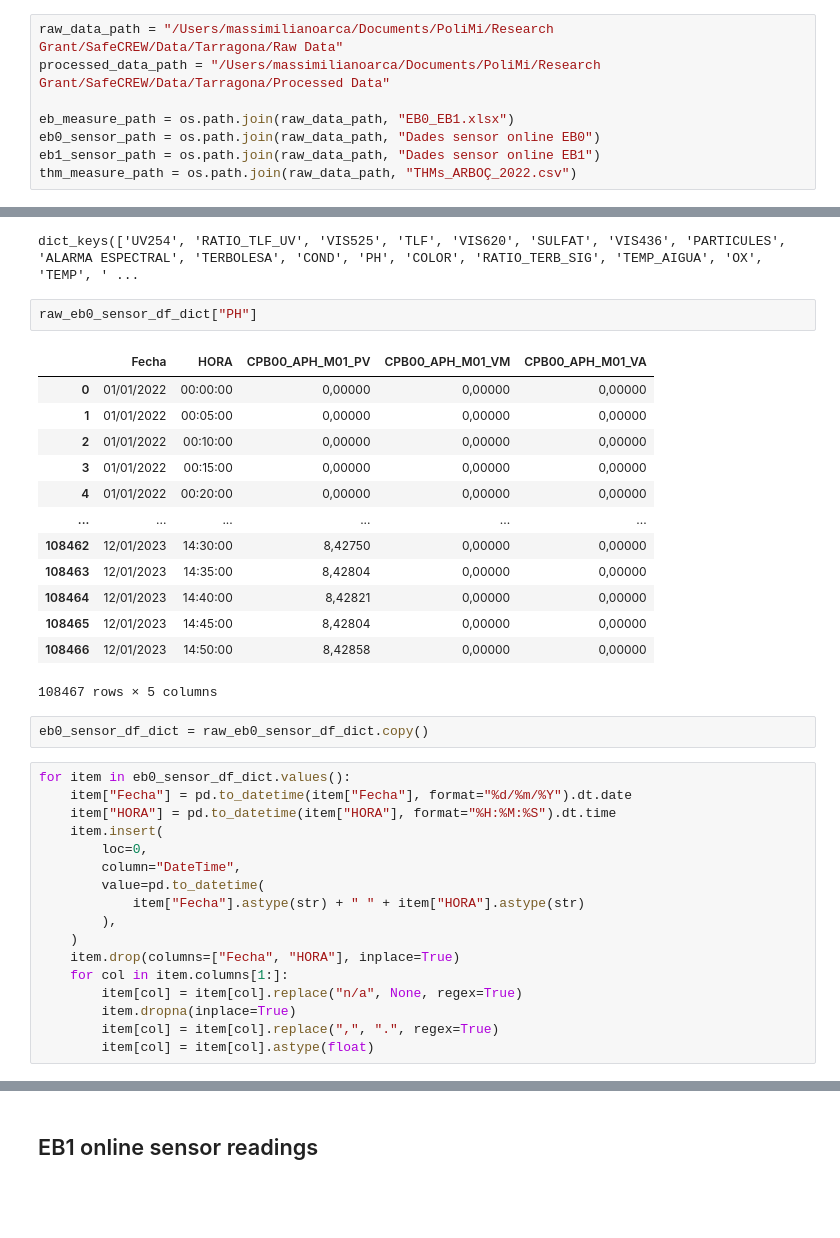
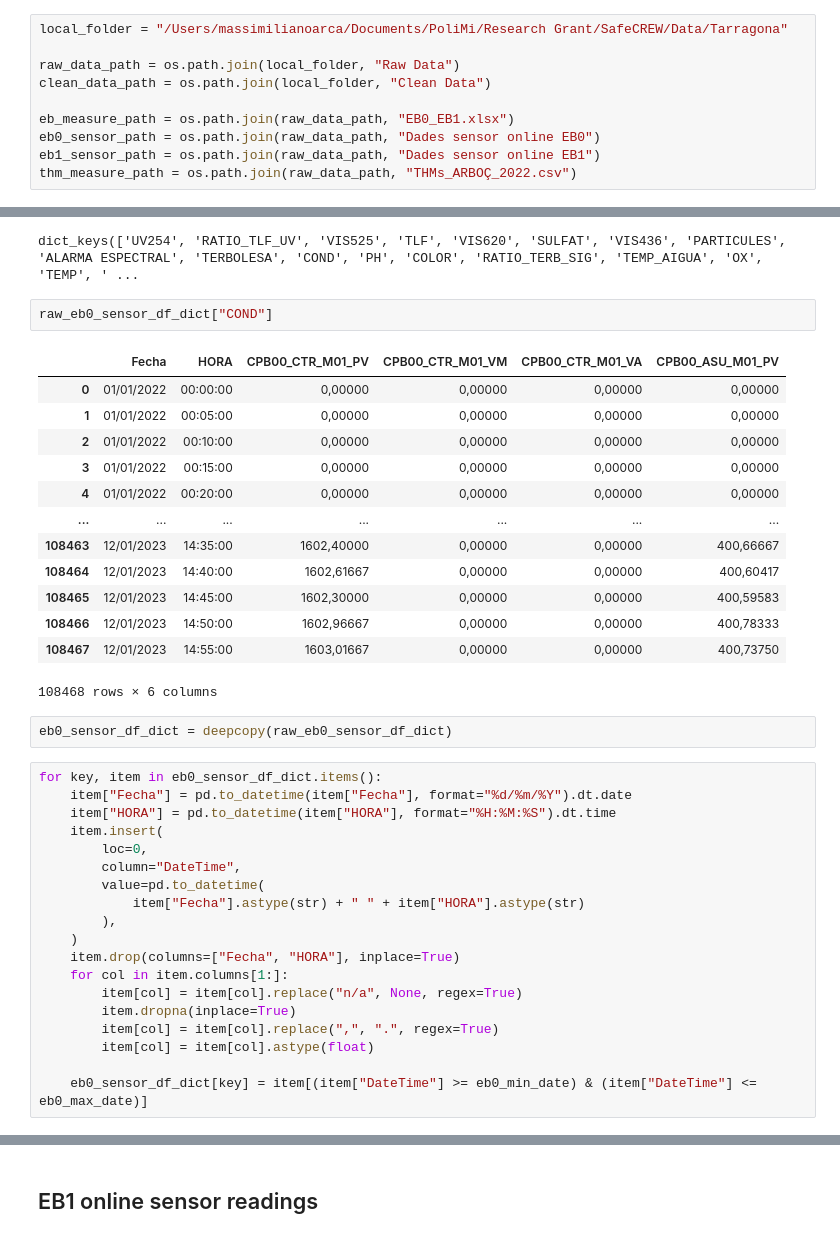
Before and after one commit to MassimilianoArca/SafeCREW, a Jupyter notebook: safecrew/tarragona/data_preprocessing/lab_sensor.ipynb, the cells around one changed output, grey strips where cells are left out. Cells and saved outputs as stored; diff of their text form; blank space fills up the shorter version.

Commit message:
tarragona data preprocessing refactor + analysis wip

```diff
--- a/safecrew/tarragona/data_preprocessing/lab_sensor.ipynb
+++ b/safecrew/tarragona/data_preprocessing/lab_sensor.ipynb
@@ -5,8 +5,10 @@ import pandas as pd
 
 from copy import deepcopy
 # %%
-raw_data_path = "/Users/massimilianoarca/Documents/PoliMi/Research Grant/SafeCREW/Data/Tarragona/Raw Data"
-processed_data_path = "/Users/massimilianoarca/Documents/PoliMi/Research Grant/SafeCREW/Data/Tarragona/Processed Data"
+local_folder = "/Users/massimilianoarca/Documents/PoliMi/Research Grant/SafeCREW/Data/Tarragona"
+
+raw_data_path = os.path.join(local_folder, "Raw Data")
+clean_data_path = os.path.join(local_folder, "Clean Data")
 
 eb_measure_path = os.path.join(raw_data_path, "EB0_EB1.xlsx")
 eb0_sensor_path = os.path.join(raw_data_path, "Dades sensor online EB0")
@@ -496,25 +626,25 @@ raw_eb0_sensor_df_dict.keys()
 # %% [output]
 dict_keys(['UV254', 'RATIO_TLF_UV', 'VIS525', 'TLF', 'VIS620', 'SULFAT', 'VIS436', 'PARTICULES', 'ALARMA ESPECTRAL', 'TERBOLESA', 'COND', 'PH', 'COLOR', 'RATIO_TERB_SIG', 'TEMP_AIGUA', 'OX', 'TEMP', ' ...
 # %%
-raw_eb0_sensor_df_dict["PH"]
+raw_eb0_sensor_df_dict["COND"]
 # %% [output]
-|  | Fecha | HORA | CPB00_APH_M01_PV | CPB00_APH_M01_VM | CPB00_APH_M01_VA |
-| 0 | 01/01/2022 | 00:00:00 | 0,00000 | 0,00000 | 0,00000 |
-| 1 | 01/01/2022 | 00:05:00 | 0,00000 | 0,00000 | 0,00000 |
-| 2 | 01/01/2022 | 00:10:00 | 0,00000 | 0,00000 | 0,00000 |
-| 3 | 01/01/2022 | 00:15:00 | 0,00000 | 0,00000 | 0,00000 |
-| 4 | 01/01/2022 | 00:20:00 | 0,00000 | 0,00000 | 0,00000 |
-| ... | ... | ... | ... | ... | ... |
-| 108462 | 12/01/2023 | 14:30:00 | 8,42750 | 0,00000 | 0,00000 |
-| 108463 | 12/01/2023 | 14:35:00 | 8,42804 | 0,00000 | 0,00000 |
-| 108464 | 12/01/2023 | 14:40:00 | 8,42821 | 0,00000 | 0,00000 |
-| 108465 | 12/01/2023 | 14:45:00 | 8,42804 | 0,00000 | 0,00000 |
-| 108466 | 12/01/2023 | 14:50:00 | 8,42858 | 0,00000 | 0,00000 |
+|  | Fecha | HORA | CPB00_CTR_M01_PV | CPB00_CTR_M01_VM | CPB00_CTR_M01_VA | CPB00_ASU_M01_PV |
+| 0 | 01/01/2022 | 00:00:00 | 0,00000 | 0,00000 | 0,00000 | 0,00000 |
+| 1 | 01/01/2022 | 00:05:00 | 0,00000 | 0,00000 | 0,00000 | 0,00000 |
+| 2 | 01/01/2022 | 00:10:00 | 0,00000 | 0,00000 | 0,00000 | 0,00000 |
+| 3 | 01/01/2022 | 00:15:00 | 0,00000 | 0,00000 | 0,00000 | 0,00000 |
+| 4 | 01/01/2022 | 00:20:00 | 0,00000 | 0,00000 | 0,00000 | 0,00000 |
+| ... | ... | ... | ... | ... | ... | ... |
+| 108463 | 12/01/2023 | 14:35:00 | 1602,40000 | 0,00000 | 0,00000 | 400,66667 |
+| 108464 | 12/01/2023 | 14:40:00 | 1602,61667 | 0,00000 | 0,00000 | 400,60417 |
+| 108465 | 12/01/2023 | 14:45:00 | 1602,30000 | 0,00000 | 0,00000 | 400,59583 |
+| 108466 | 12/01/2023 | 14:50:00 | 1602,96667 | 0,00000 | 0,00000 | 400,78333 |
+| 108467 | 12/01/2023 | 14:55:00 | 1603,01667 | 0,00000 | 0,00000 | 400,73750 |
-108467 rows × 5 columns
+108468 rows × 6 columns
 # %%
-eb0_sensor_df_dict = raw_eb0_sensor_df_dict.copy()
+eb0_sensor_df_dict = deepcopy(raw_eb0_sensor_df_dict)
 # %%
-for item in eb0_sensor_df_dict.values():
+for key, item in eb0_sensor_df_dict.items():
     item["Fecha"] = pd.to_datetime(item["Fecha"], format="%d/%m/%Y").dt.date
     item["HORA"] = pd.to_datetime(item["HORA"], format="%H:%M:%S").dt.time
     item.insert(
@@ -530,3 +660,5 @@ for item in eb0_sensor_df_dict.values():
         item.dropna(inplace=True)
         item[col] = item[col].replace(",", ".", regex=True)
         item[col] = item[col].astype(float)
+
+    eb0_sensor_df_dict[key] = item[(item["DateTime"] >= eb0_min_date) & (item["DateTime"] <= eb0_max_date)]
```
Also changed, not shown: parts of 49 cells of this notebook, 3 other files.
